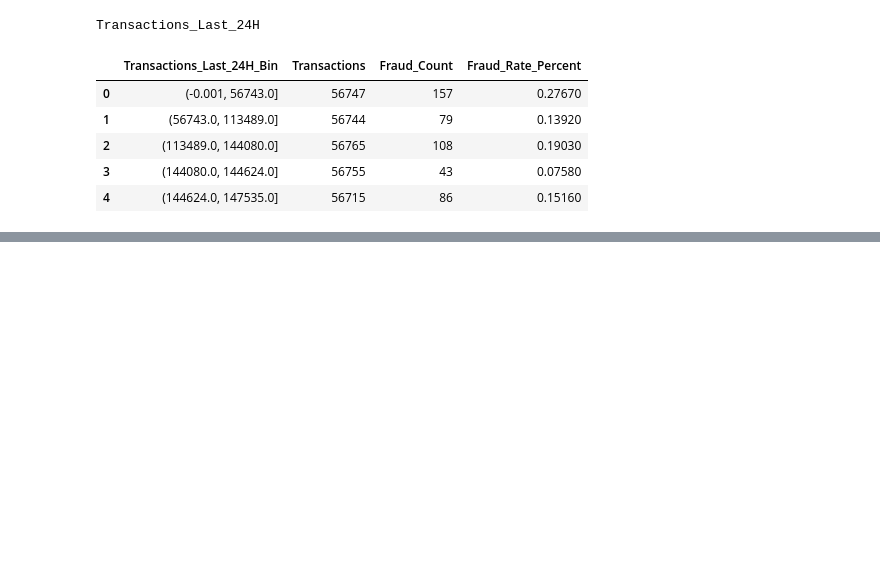
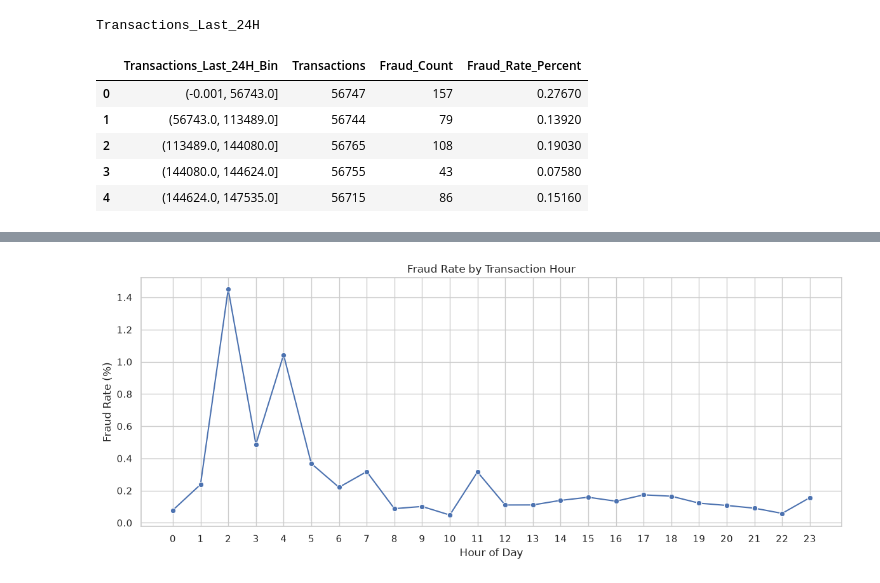
Before and after one commit to to-bits/BehaviorGuard-Customer-Behavioral-Profiling-for-Credit-Card-Fraud-Detection, a Jupyter notebook: BehaviorGuard — Customer Behavioral Profiling for Credit Card Fraud Detection/notebooks/03_statistical_analysis.ipynb, the cells around one changed output, grey strips where cells are left out. Saved outputs shown, nothing was run; the diff lists cells and outputs as text; code cells hidden in the pictures; blank space fills up the shorter version.

```diff
--- a/BehaviorGuard — Customer Behavioral Profiling for Credit Card Fraud Detection/notebooks/03_statistical_analysis.ipynb
+++ b/BehaviorGuard — Customer Behavioral Profiling for Credit Card Fraud Detection/notebooks/03_statistical_analysis.ipynb
@@ -1390,0 +1614,42 @@ Transactions_Last_24H
+# %%
+
+# HOURLY FRAUD RATE
+
+if "Transaction_Hour_Int" in df.columns:
+
+    plt.figure(figsize=(12, 5))
+
+    sns.lineplot(
+        data=hourly_analysis,
+        x="Transaction_Hour_Int",
+        y="Fraud_Rate_Percent",
+        marker="o"
+    )
+
+    plt.title(
+        "Fraud Rate by Transaction Hour"
+    )
+
+    plt.xlabel(
+        "Hour of Day"
+    )
+
+    plt.ylabel(
+        "Fraud Rate (%)"
+    )
+
+    plt.xticks(
+        range(24)
+    )
+
+    plt.tight_layout()
+
+    plt.savefig(
+        f"{FIGURE_DIR}/fraud_rate_by_hour.png",
+        dpi=300,
+        bbox_inches="tight"
+    )
+
+    plt.show()
+# %% [output]
+[figure, added]
```
Also changed, not shown: parts of 9 cells of this notebook, 4 other files.
